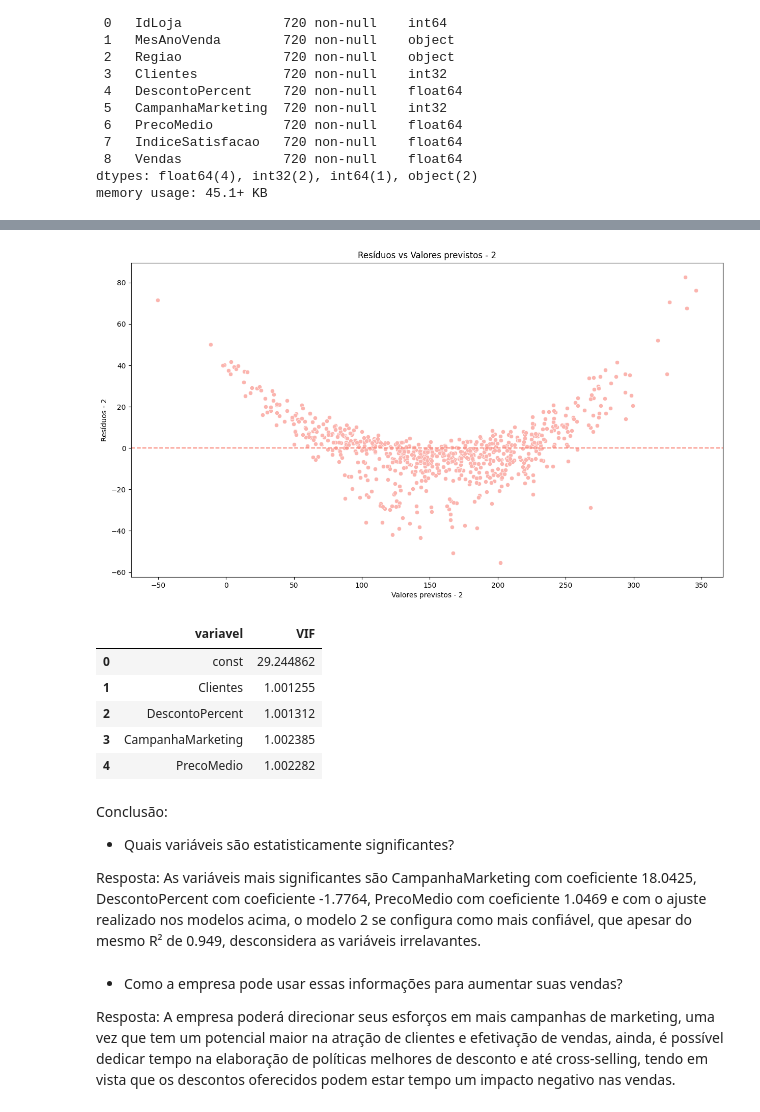
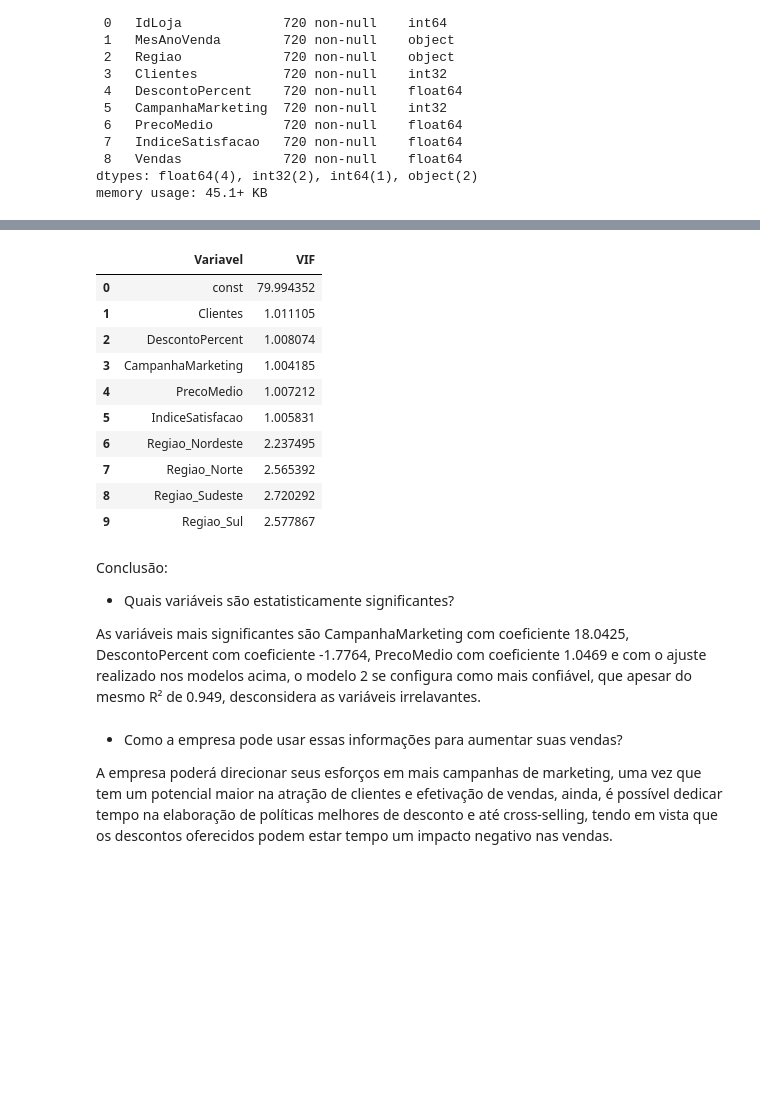
Before and after one commit to AdryanWigner/Portfolio, a Jupyter notebook: DataScienteProjects/SalesProject.ipynb, the cells around one changed output, grey strips where cells are left out. Saved outputs shown, nothing was run; the diff lists cells and outputs as text; code cells hidden in the pictures; blank space fills up the shorter version.

```diff
--- a/DataScienteProjects/SalesProject.ipynb
+++ b/DataScienteProjects/SalesProject.ipynb
@@ -333,10 +492,0 @@ plt.show()
-# %%
-y = BaseAuxiliar['Vendas']
-
-X = sm.add_constant(BaseAuxiliar.drop(columns=['Vendas', 'IndiceSatisfacao', 'Regiao_Nordeste', 'Regiao_Norte', 'Regiao_Sudeste', 'Regiao_Sul']))
-
-modelo2 = sm.OLS(y, X)
-
-resultado2 = modelo2.fit()
-
-resultado2.summary()
@@ -368,14 +492,0 @@ strong multicollinearity or other numerical problems.
-# %%
-residuos2 = resultado2.resid
-
-previstos2 = resultado2.fittedvalues
-
-plt.figure(figsize=(15,8))
-sns.scatterplot(x=previstos2, y=residuos2)
-plt.axhline(y=0, color='salmon', linestyle='--')
-plt.xlabel('Valores previstos - 2')
-plt.ylabel('Resíduos - 2')
-plt.title('Resíduos vs Valores previstos - 2')
-plt.show()
-# %% [output]
-[figure, removed]
@@ -395,14 +493,21 @@ fig.show()
 # %%
+# Validando Multicolinearidade entre as Variáveis
+
 from statsmodels.stats.outliers_influence import variance_inflation_factor
 
 vif = pd.DataFrame()
-vif['variavel'] = X.columns
+vif['Variavel'] = X.columns
 vif['VIF'] = [variance_inflation_factor(X.values, i) for i in range(X.shape[1])]
 display(vif)
 # %% [output]
-|  | variavel | VIF |
-| 0 | const | 29.244862 |
-| 1 | Clientes | 1.001255 |
-| 2 | DescontoPercent | 1.001312 |
-| 3 | CampanhaMarketing | 1.002385 |
-| 4 | PrecoMedio | 1.002282 |
+|  | Variavel | VIF |
+| 0 | const | 79.994352 |
+| 1 | Clientes | 1.011105 |
+| 2 | DescontoPercent | 1.008074 |
+| 3 | CampanhaMarketing | 1.004185 |
+| 4 | PrecoMedio | 1.007212 |
+| 5 | IndiceSatisfacao | 1.005831 |
+| 6 | Regiao_Nordeste | 2.237495 |
+| 7 | Regiao_Norte | 2.565392 |
+| 8 | Regiao_Sudeste | 2.720292 |
+| 9 | Regiao_Sul | 2.577867 |
@@ -411,8 +539,8 @@ Conclusão:
 
 - Quais variáveis são estatisticamente significantes?
 
-Resposta: As variáveis mais significantes são CampanhaMarketing com coeficiente 18.0425, DescontoPercent com coeficiente -1.7764, PrecoMedio com coeficiente 1.0469 e com o ajuste realizado nos modelos acima, o modelo 2 se configura como mais confiável, que apesar do mesmo R² de 0.949, desconsidera as variáveis irrelavantes.
+As variáveis mais significantes são CampanhaMarketing com coeficiente 18.0425, DescontoPercent com coeficiente -1.7764, PrecoMedio com coeficiente 1.0469 e com o ajuste realizado nos modelos acima, o modelo 2 se configura como mais confiável, que apesar do mesmo R² de 0.949, desconsidera as variáveis irrelavantes.
 # %% [markdown]
 - Como a empresa pode usar essas informações para aumentar suas vendas?
 
-Resposta: A empresa poderá direcionar seus esforços em mais campanhas de marketing, uma vez que tem um potencial maior na atração de clientes e efetivação de vendas, ainda, é possível dedicar tempo na elaboração de políticas melhores de desconto e até cross-selling, tendo em vista que os descontos oferecidos podem estar tempo um impacto negativo nas vendas.
+A empresa poderá direcionar seus esforços em mais campanhas de marketing, uma vez que tem um potencial maior na atração de clientes e efetivação de vendas, ainda, é possível dedicar tempo na elaboração de políticas melhores de desconto e até cross-selling, tendo em vista que os descontos oferecidos podem estar tempo um impacto negativo nas vendas.
```
Also changed, not shown: parts of 28 cells of this notebook.
